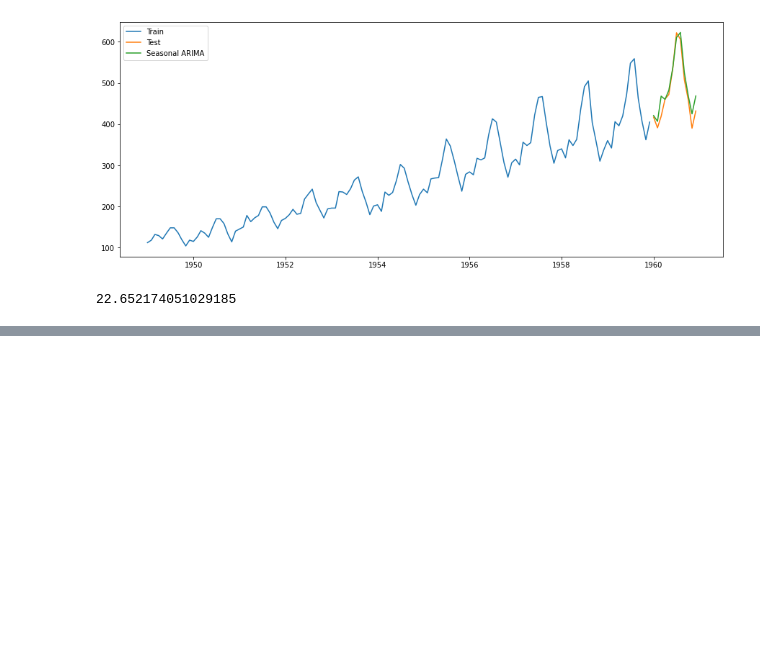
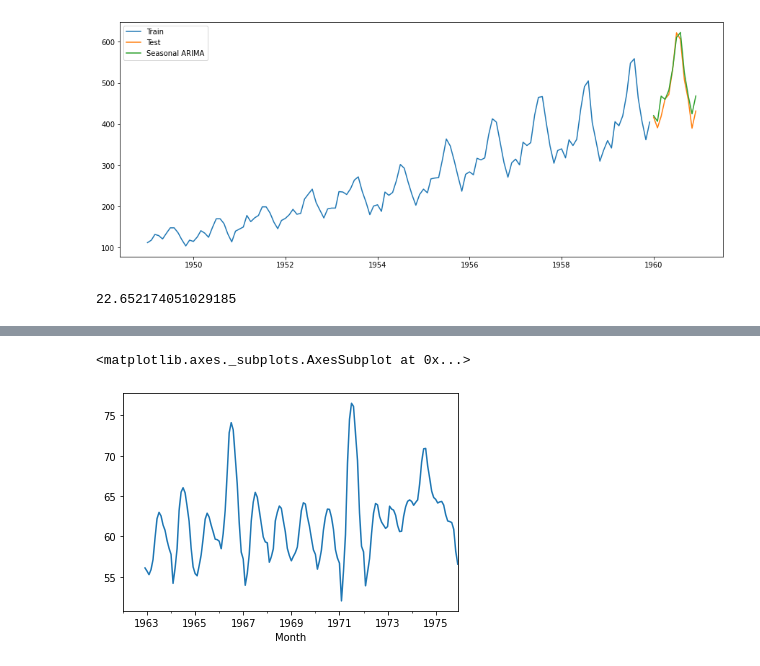
Before and after one commit to ilikeinow12/Practice, a Jupyter notebook: time series data.ipynb, the cells around one changed output, grey strips where cells are left out. Drawn from its saved outputs; the diff is of its cells as text; code cells hidden in the pictures; blank space fills up the shorter version.

```diff
--- a/time series data.ipynb
+++ b/time series data.ipynb
@@ -950,0 +1002,6 @@ rmse  #exponential smoothing보다 안좋당 ㅎㅎ 근데 도찐개찐..
+# %%
+timeseries.rolling(12).std().plot()
+#time invariance나타남. 두 부분이 튀어버림
+# %% [output]
+<matplotlib.axes._subplots.AxesSubplot at 0x...>
+[figure, added]
```
Also changed, not shown: parts of 87 cells of this notebook.
